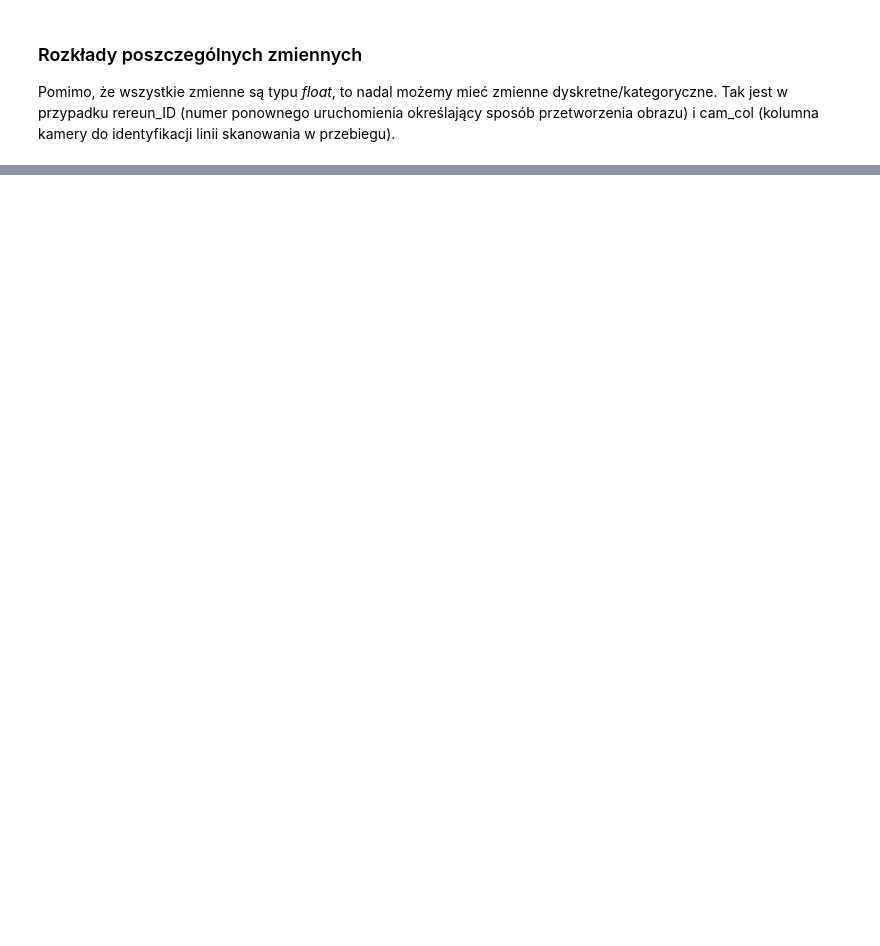
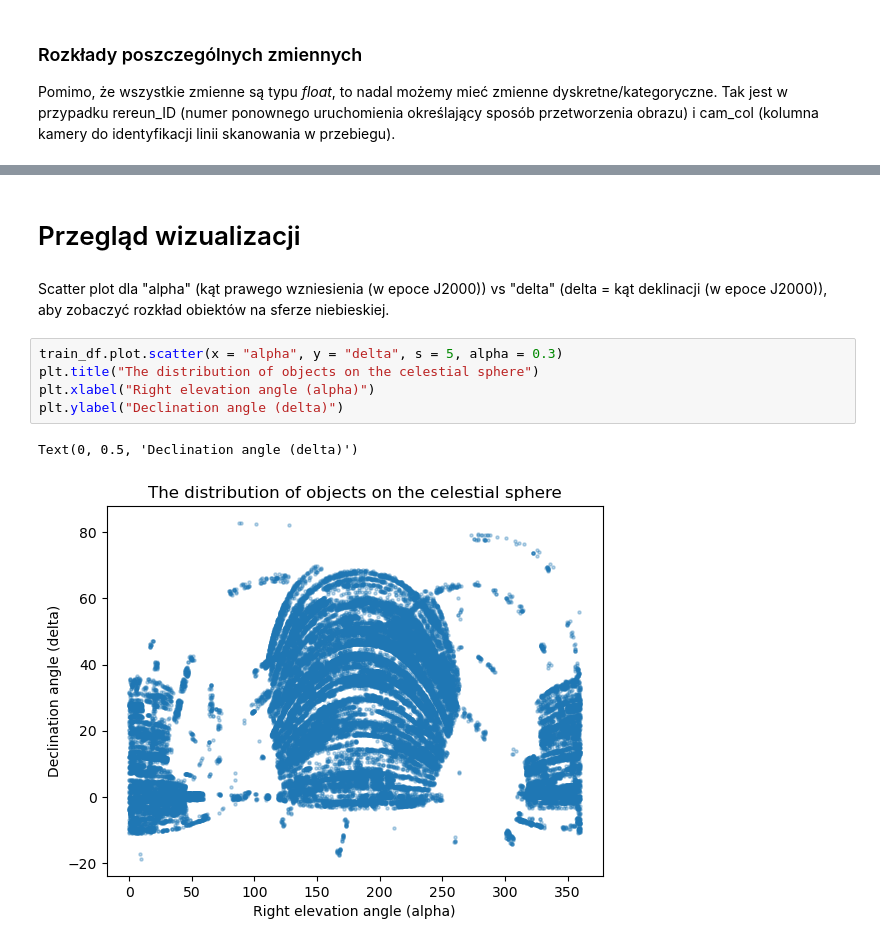
Before and after one commit to GasparSekula/StellarClassificationML, a Jupyter notebook: budowa_krok_1_4.ipynb, the cells around one changed output, grey strips where cells are left out. Drawn from its saved outputs; the diff is of its cells as text; blank space fills up the shorter version.

Commit message:
wstepny przeglad wizualizacji

```diff
--- a/budowa_krok_1_4.ipynb
+++ b/budowa_krok_1_4.ipynb
@@ -128,0 +129,12 @@ plt.show()
+# %% [markdown]
+# Przegląd wizualizacji
+# %% [markdown]
+Scatter plot dla "alpha" (kąt prawego wzniesienia (w epoce J2000)) vs "delta" (delta = kąt deklinacji (w epoce J2000)), aby zobaczyć rozkład obiektów na sferze niebieskiej.
+# %%
+train_df.plot.scatter(x = "alpha", y = "delta", s = 5, alpha = 0.3)
+plt.title("The distribution of objects on the celestial sphere")
+plt.xlabel("Right elevation angle (alpha)")
+plt.ylabel("Declination angle (delta)")
+# %% [output]
+Text(0, 0.5, 'Declination angle (delta)')
+[figure, added]
```
Also changed, not shown: parts of 10 cells of this notebook.
